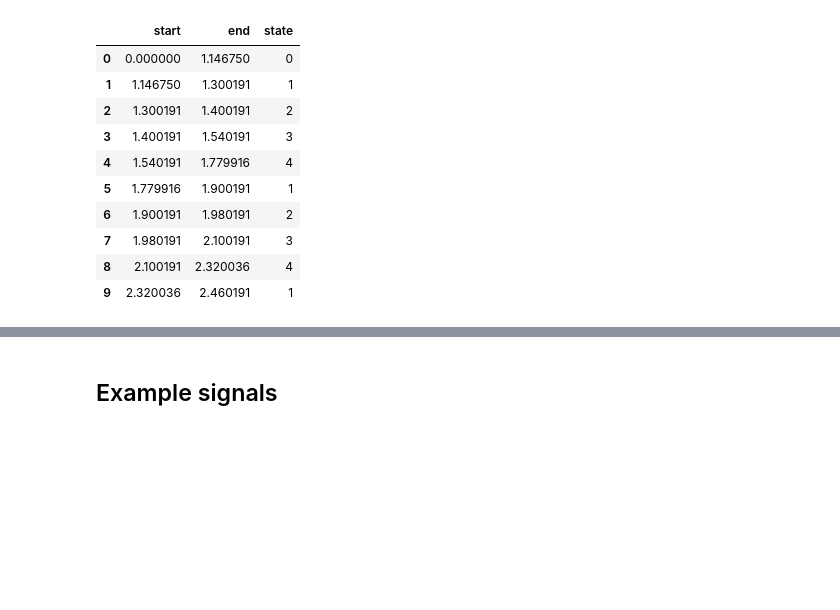
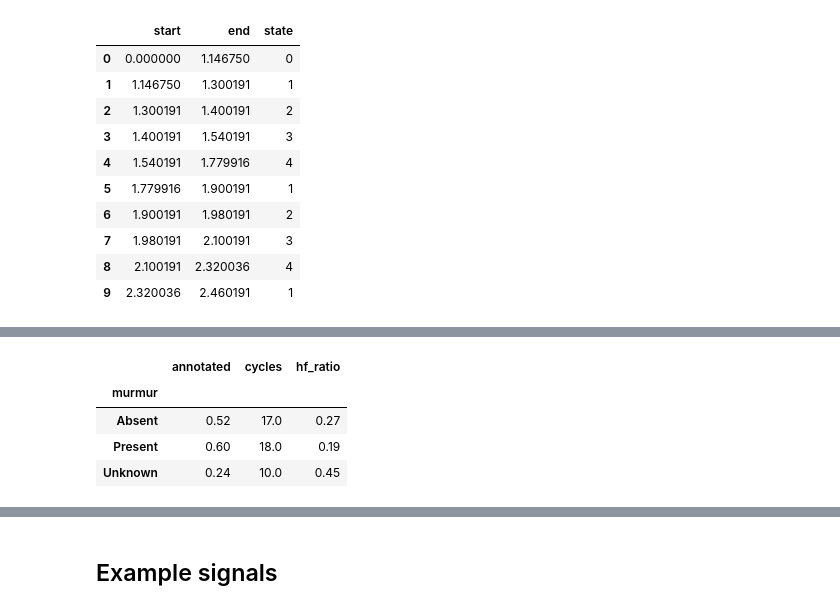
Before and after one commit to amarcos20/FCUP-DL-ML2, a Jupyter notebook: notebooks/01_eda.ipynb, the cells around one changed output, grey strips where cells are left out. Saved outputs shown, nothing was run; the diff lists cells and outputs as text; code cells hidden in the pictures; blank space fills up the shorter version.

```diff
--- a/notebooks/01_eda.ipynb
+++ b/notebooks/01_eda.ipynb
@@ -125,0 +157,19 @@ tsv.head(10)
+# %%
+from scipy.signal import welch
+
+def quality(r):
+    y, sr = sf.read(r.path)
+    t = pd.read_csv(WAV_DIR / (r.recording + '.tsv'), sep='\t', header=None, names=['start', 'end', 'state'])
+    f, P = welch(y, sr, nperseg=1024)
+    return pd.Series({'annotated': ((t.end - t.start)[t.state > 0]).sum() / (len(y) / sr),
+                      'cycles': (t.state == 1).sum(),
+                      'hf_ratio': P[f > 400].sum() / P.sum()})
+
+rec = rec.join(rec.apply(quality, axis=1))
+rec.groupby('murmur')[['annotated', 'cycles', 'hf_ratio']].median().round(2)
+# %% [output]
+|  | annotated | cycles | hf_ratio |
+| murmur |  |  |  |
+| Absent | 0.52 | 17.0 | 0.27 |
+| Present | 0.60 | 18.0 | 0.19 |
+| Unknown | 0.24 | 10.0 | 0.45 |
```
Also changed, not shown: parts of 8 cells of this notebook, 7 other files.
